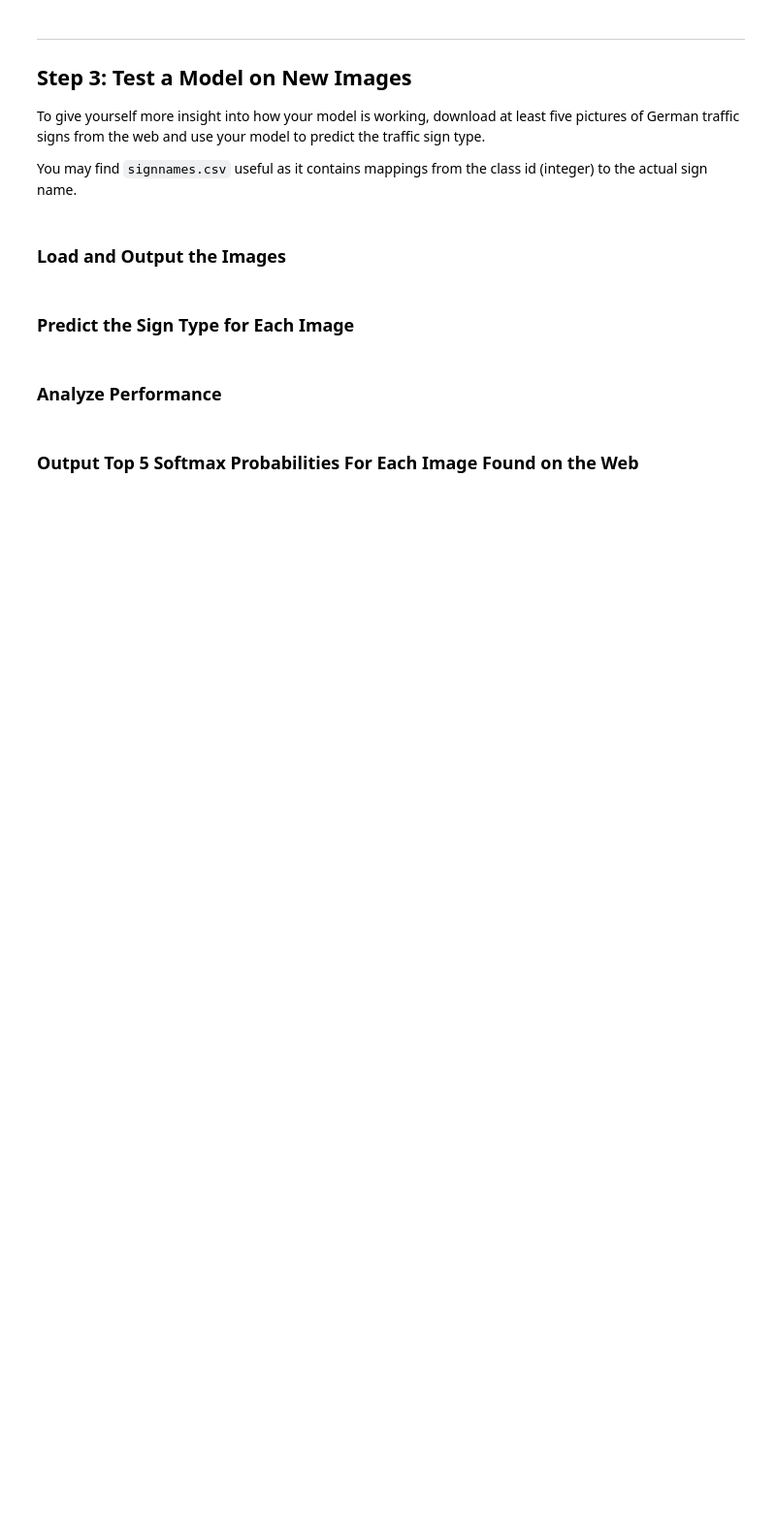
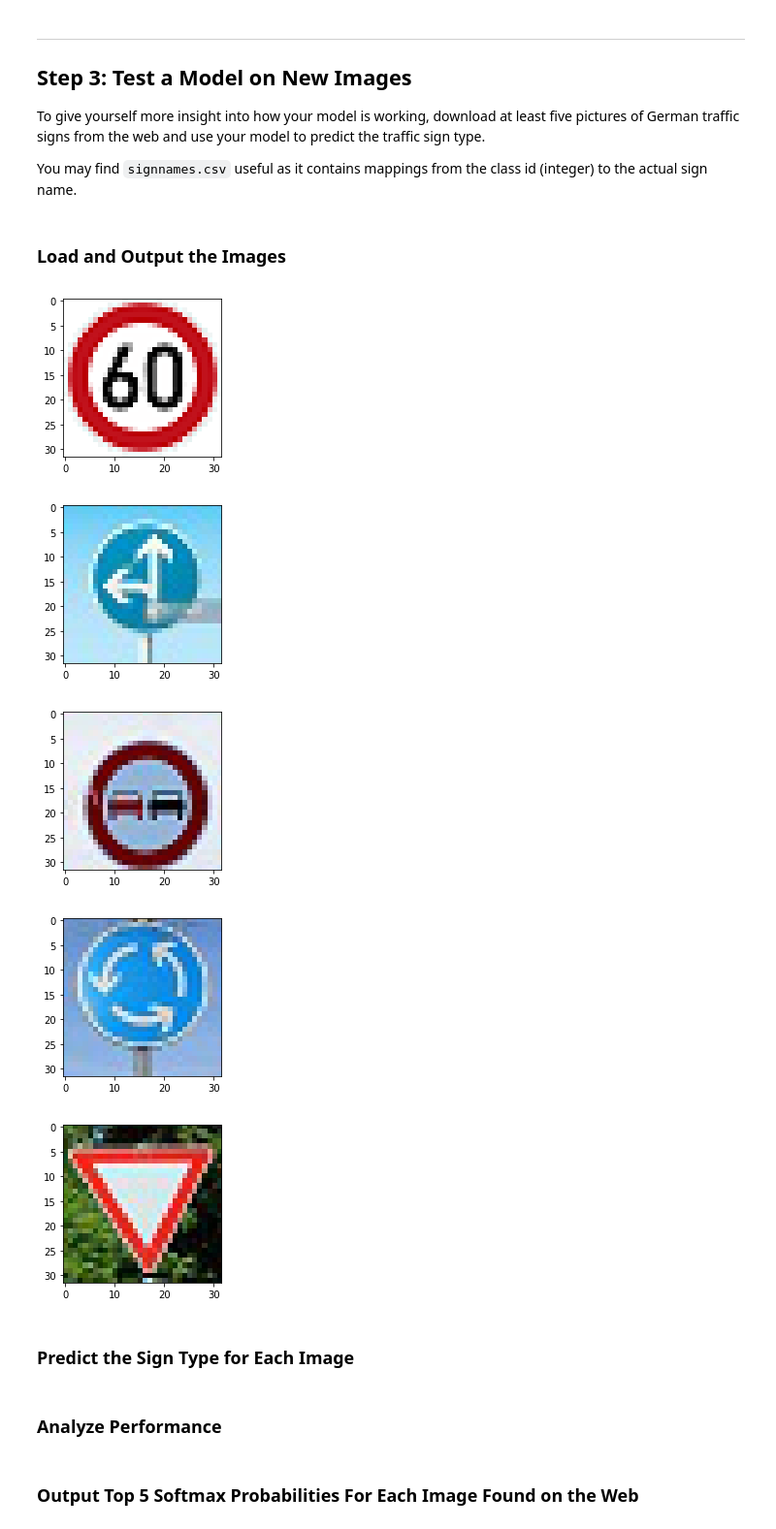
Before and after one commit to vinny-palumbo/AutonomousCars-TrafficSignClassification, a Jupyter notebook: Traffic_Sign_Classifier.ipynb, the cells around one changed output. Shown at 97% size. Saved outputs shown, nothing was run; the diff lists cells and outputs as text; code cells hidden in the pictures; blank space fills up the shorter version.

Commit message:
Add 5 new traffic sign images from the web and output the images

```diff
--- a/Traffic_Sign_Classifier.ipynb
+++ b/Traffic_Sign_Classifier.ipynb
@@ -497,3 +483,22 @@ You may find `signnames.csv` useful as it contains mappings from the class id (i
+# %%
+### Load the images and plot them here.
+import os
+import matplotlib.image as mpimg
+import matplotlib.pyplot as plt
+
+# Put all the images from the web in an array
+images_name = os.listdir("traffic-signs-from-web/")
+
+for image_name in images_name:
+    image = mpimg.imread('traffic-signs-from-web/' + image_name)
+    plt.figure(figsize=(3,3))
+    plt.imshow(image)
+# %% [output]
+[figure, added]
+[figure, added]
+[figure, added]
+[figure, added]
+[figure, added]
 # %% [markdown]
 ### Predict the Sign Type for Each Image
 # %%
```
Also changed, not shown: parts of 4 cells of this notebook, 5 other files.
